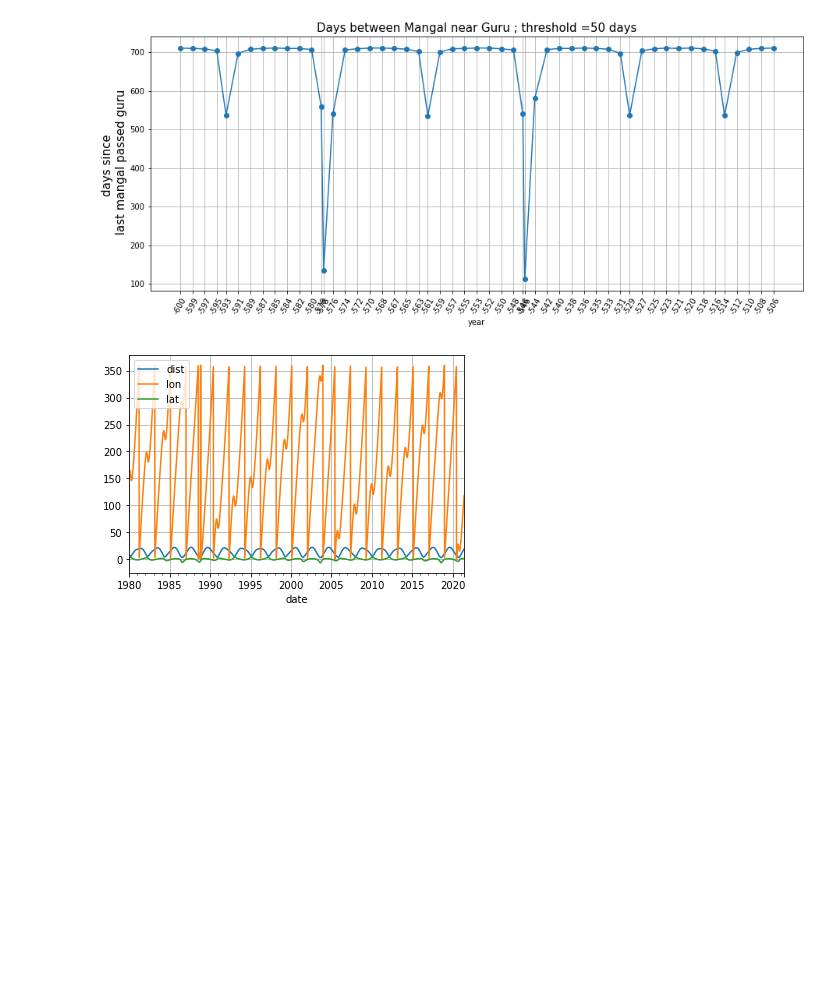
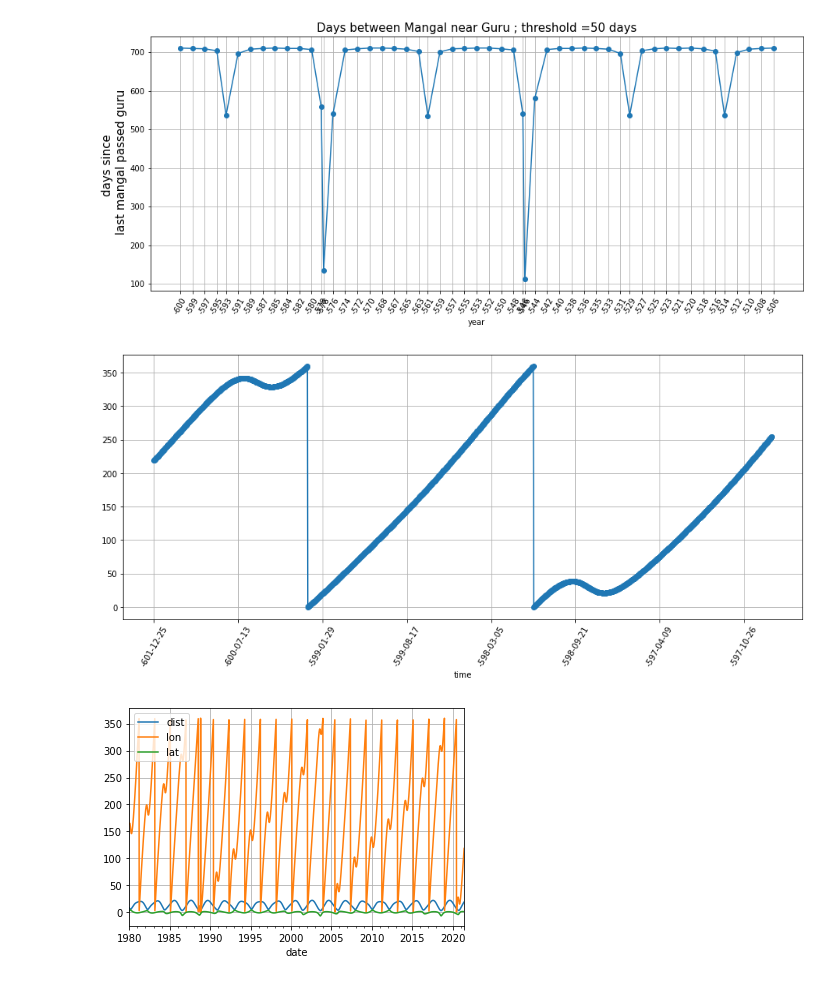
Before and after one commit to suchakr/cahc-utils, a Jupyter notebook: jyotisha/mars_retro.ipynb, the cells around one changed output. Saved outputs shown, nothing was run; the diff lists cells and outputs as text; code cells hidden in the pictures; blank space fills up the shorter version.

```diff
--- a/jyotisha/mars_retro.ipynb
+++ b/jyotisha/mars_retro.ipynb
@@ -22,7 +23,7 @@ MARS_RETRO_CSV = "../datasets/mars-600bce-to-500bce-daily.csv"
 try :
 	mdf = pd.read_csv(MARS_RETRO_CSV)
 except FileNotFoundError:
-	bce600 = stelAltJD(-600,1,1,0,0)
+	bce600 = stelJD(-600,1,1,0,0)
 	pp = PP.PlanetPos()
 	t0 = time()
 	mdf = pd.DataFrame()
@@ -59,6 +60,16 @@ plot_mars_guru(threshold=50)
 [figure]
 [figure]
 [figure]
+# %%
+yrs = mdf.date.apply( lambda x: re.match("^(....)\-.*",x).groups()[0] )
+mmm = mdf.date.apply( lambda x: re.match("^(..........).*",x).groups()[0] )
+y600 = yrs.apply( lambda x: int(x) <= -597) # == '-600' or x == '-599' or x == '-598' or x == '-597')
+mdf['time'] = mmm
+m_ax = mdf[y600].plot( kind='line' , x='time', y='elong', marker='o', rot=60, grid=True, figsize=(15,6), legend=None)
+# m_ax.set_xticklabels( [ re.sub("...$","",d.get_text()) for  d in m_ax.get_xticklabels()] );
+# m_ax.set_xticklabels( [ d.get_text() if re.match(".",d.get_text()) else "" for  d in m_ax.get_xticklabels()] );
+# %% [output]
+[figure, added]
 # %%
 
 # dtypes = [str, str, float, float, float]
```
Also changed, not shown: parts of 12 cells of this notebook, 14 other files.
